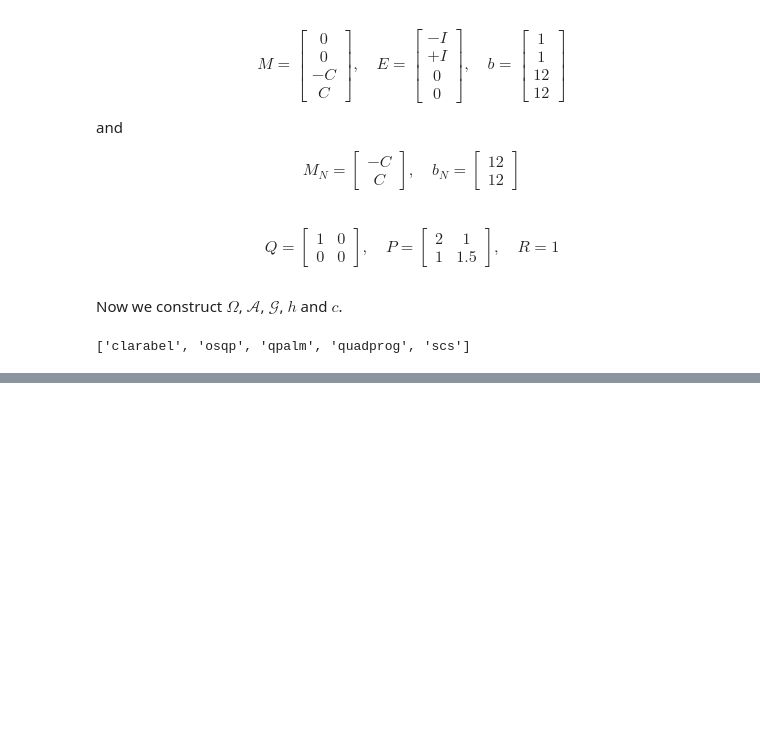
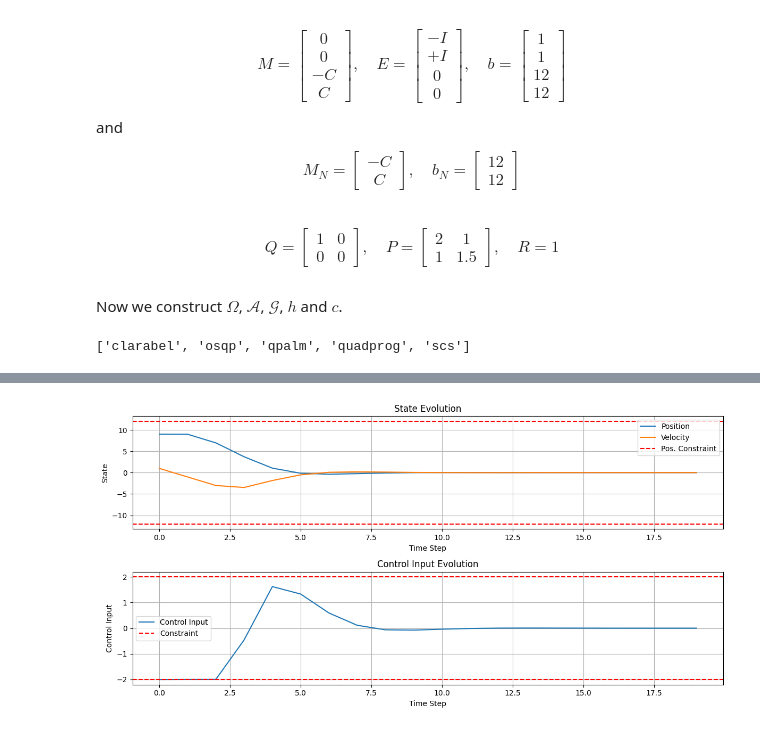
Before and after one commit to ofs416/Reinforcement_Learning, a Jupyter notebook: predictive_control.ipynb, the cells around one changed output, grey strips where cells are left out. Cells and saved outputs as stored; diff of their text form; code cells hidden in the pictures; blank space fills up the shorter version.

```diff
--- a/predictive_control.ipynb
+++ b/predictive_control.ipynb
@@ -350,0 +353,45 @@ plt.show()
+# %%
+data = mpc_step(
+        x0,
+        A,
+        M,
+        h,
+        b,
+        Omega_sparse,
+        G_sparse,
+        A_cal_sparse,
+        solver="osqp",
+        verbose=False,
+    )
+
+x_hist = np.array([x for i in range(1, len(data), 3) for x in data[i:i+2]]).reshape(-1, 2)
+u_hist = np.array(data[0::3])
+# %%
+# Plot the state x
+plt.figure(figsize=(12, 6))
+plt.subplot(2, 1, 1)
+plt.plot(x_hist[:, 0], label="Position")
+plt.plot(x_hist[:, 1], label="Velocity")
+plt.axhline(y=x_max, color="r", linestyle="--", label="Pos. Constraint")
+plt.axhline(y=x_min, color="r", linestyle="--")
+plt.title("State Evolution")
+plt.xlabel("Time Step")
+plt.ylabel("State")
+plt.legend()
+plt.grid(True)
+
+# Plot the control input u
+plt.subplot(2, 1, 2)
+plt.plot(u_hist, label="Control Input")
+plt.title("Control Input Evolution")
+plt.axhline(y=u_max, color="r", linestyle="--", label="Constraint")
+plt.axhline(y=u_min, color="r", linestyle="--")
+plt.xlabel("Time Step")
+plt.ylabel("Control Input")
+plt.legend()
+plt.grid(True)
+
+plt.tight_layout()
+plt.show()
+# %% [output]
+[figure, added]
```
Also changed, not shown: parts of 7 cells of this notebook.
